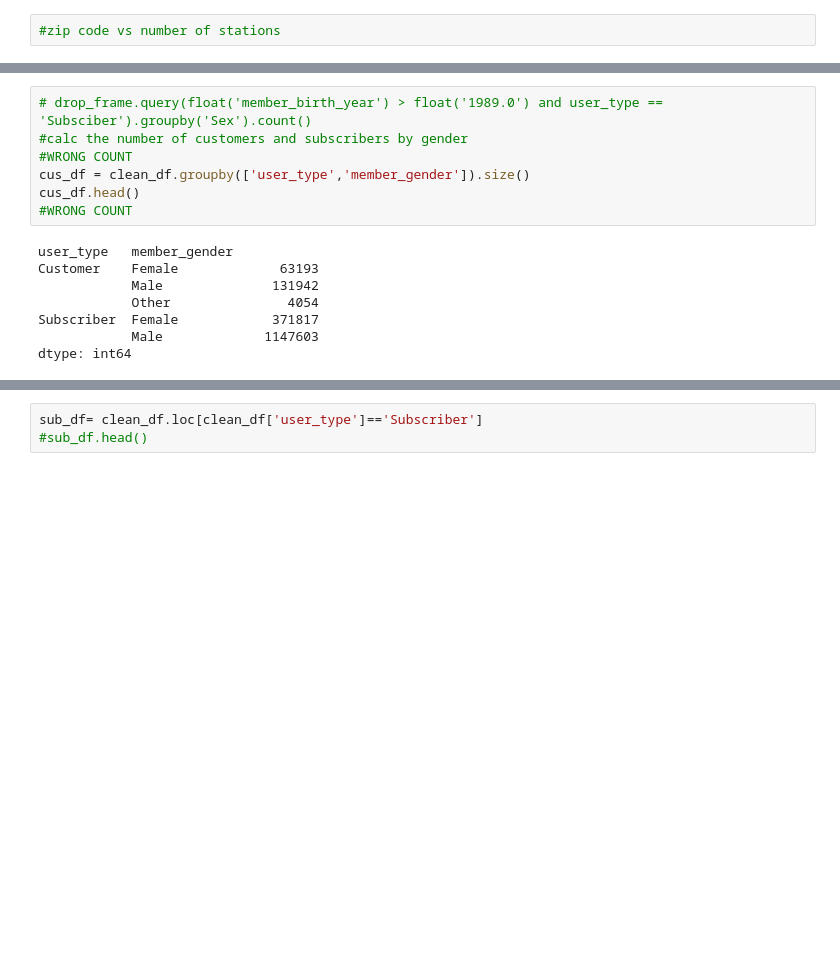
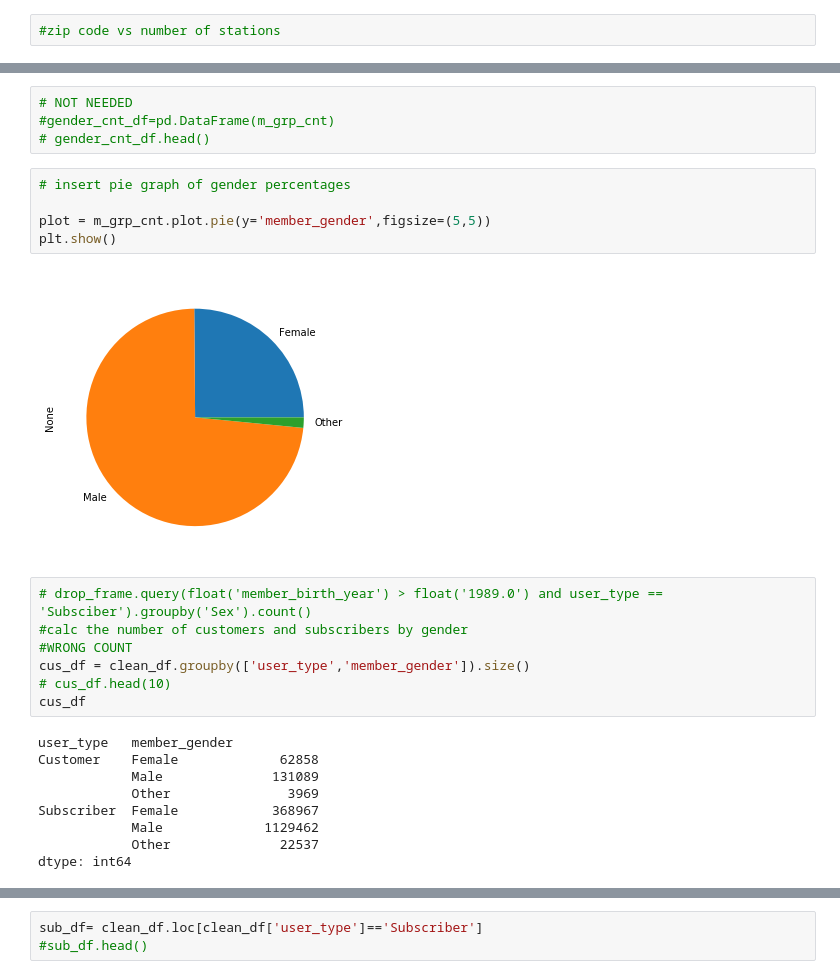
Before and after one commit to kentlum2018/ProjectONE10Jan, a Jupyter notebook: project1.ipynb, the cells around one changed output, grey strips where cells are left out. Saved outputs shown, nothing was run; the diff lists cells and outputs as text; blank space fills up the shorter version.

Commit message:
pie graphs

```diff
--- a/project1.ipynb
+++ b/project1.ipynb
@@ -138,16 +141,28 @@ Other       27001
 dtype: int64
+# %%
+# NOT NEEDED
+#gender_cnt_df=pd.DataFrame(m_grp_cnt)
+# gender_cnt_df.head()
+# %%
+# insert pie graph of gender percentages
+
+plot = m_grp_cnt.plot.pie(y='member_gender',figsize=(5,5))
+plt.show()
+# %% [output]
+[figure, added]
 # %%
 # drop_frame.query(float('member_birth_year') > float('1989.0') and user_type == 'Subsciber').groupby('Sex').count()
 #calc the number of customers and subscribers by gender
 #WRONG COUNT
 cus_df = clean_df.groupby(['user_type','member_gender']).size()
-cus_df.head()
-#WRONG COUNT
+# cus_df.head(10)
+cus_df
 # %% [output]
 user_type   member_gender
-Customer    Female             63193
-            Male              131942
-            Other               4054
-Subscriber  Female            371817
-            Male             1147603
+Customer    Female             62858
+            Male              131089
+            Other               3969
+Subscriber  Female            368967
+            Male             1129462
+            Other              22537
 dtype: int64
```
Also changed, not shown: parts of 42 cells of this notebook.
